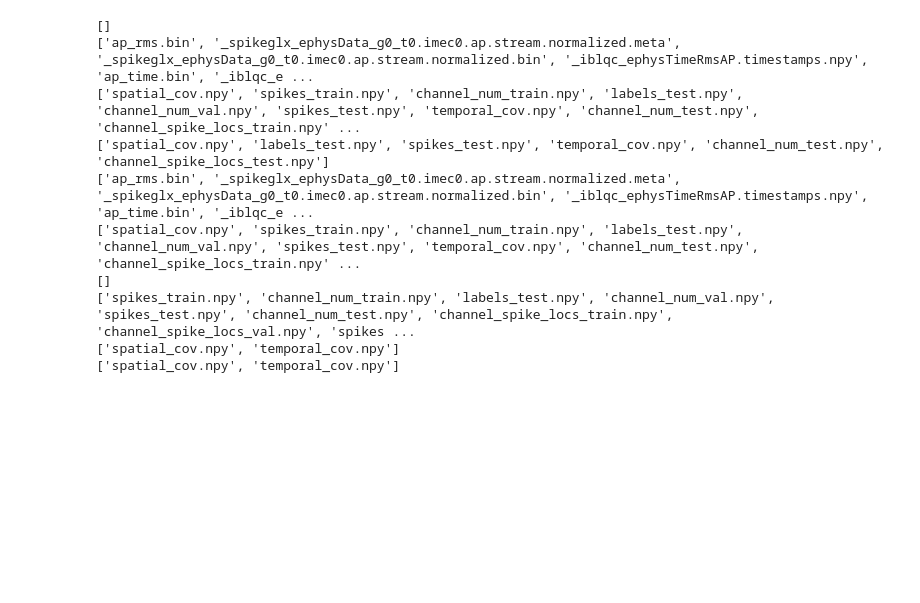
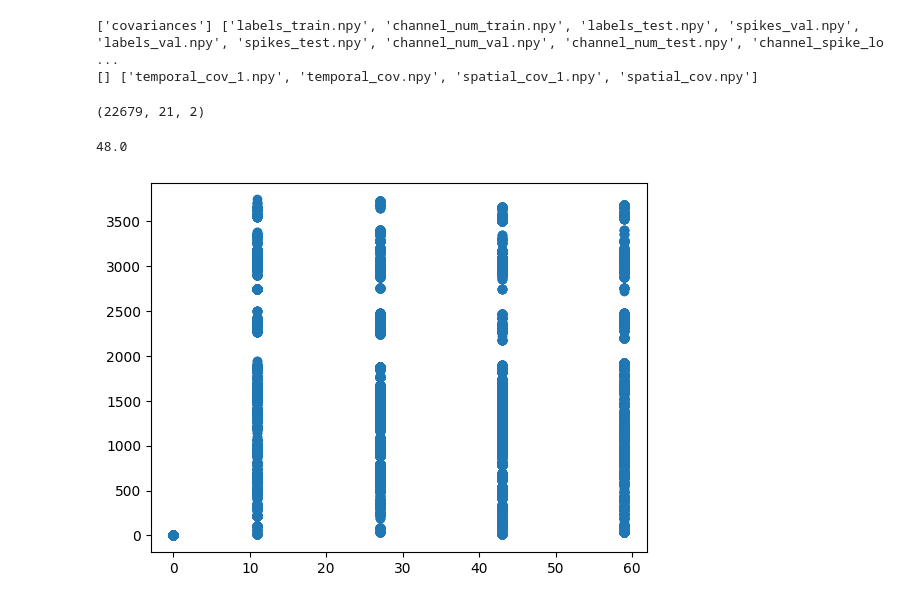
Before and after one commit to N0AHt/waveform_embeddings, a Jupyter notebook: notebooks/dataset_exploration_ceedibl.ipynb, the cells around one changed output. Cells and saved outputs as stored; diff of their text form; code cells hidden in the pictures; blank space fills up the shorter version.

```diff
--- a/notebooks/dataset_exploration_ceedibl.ipynb
+++ b/notebooks/dataset_exploration_ceedibl.ipynb
@@ -1,20 +1,18 @@
 # %%
-path = '/home/noah/data'
+path = '/media/cat/data/noah/IBL_data_CEED/'
+path2 = '/home/noah/code/CEED_new/CEED/notebooks/'
 # %%
 import os
 import numpy as np
 import matplotlib.pyplot as plt
 # %%
 for root, dirs, files in os.walk(path):
-    print(files)
+    if files: #python abuse - empty lists are falsy :)
+        print(dirs, files)
+
+# for root, dirs, files in os.walk(path2):
+#     if files: #python abuse - empty lists are falsy :)
+#         print(files)
 # %% [output]
-[]
-['ap_rms.bin', '_spikeglx_ephysData_g0_t0.imec0.ap.stream.normalized.meta', '_spikeglx_ephysData_g0_t0.imec0.ap.stream.normalized.bin', '_iblqc_ephysTimeRmsAP.timestamps.npy', 'ap_time.bin', '_iblqc_e ...
-['spatial_cov.npy', 'spikes_train.npy', 'channel_num_train.npy', 'labels_test.npy', 'channel_num_val.npy', 'spikes_test.npy', 'temporal_cov.npy', 'channel_num_test.npy', 'channel_spike_locs_train.npy' ...
-['spatial_cov.npy', 'labels_test.npy', 'spikes_test.npy', 'temporal_cov.npy', 'channel_num_test.npy', 'channel_spike_locs_test.npy']
-['ap_rms.bin', '_spikeglx_ephysData_g0_t0.imec0.ap.stream.normalized.meta', '_spikeglx_ephysData_g0_t0.imec0.ap.stream.normalized.bin', '_iblqc_ephysTimeRmsAP.timestamps.npy', 'ap_time.bin', '_iblqc_e ...
-['spatial_cov.npy', 'spikes_train.npy', 'channel_num_train.npy', 'labels_test.npy', 'channel_num_val.npy', 'spikes_test.npy', 'temporal_cov.npy', 'channel_num_test.npy', 'channel_spike_locs_train.npy' ...
-[]
-['spikes_train.npy', 'channel_num_train.npy', 'labels_test.npy', 'channel_num_val.npy', 'spikes_test.npy', 'channel_num_test.npy', 'channel_spike_locs_train.npy', 'channel_spike_locs_val.npy', 'spikes ...
-['spatial_cov.npy', 'temporal_cov.npy']
-['spatial_cov.npy', 'temporal_cov.npy']
+['covariances'] ['labels_train.npy', 'channel_num_train.npy', 'labels_test.npy', 'spikes_val.npy', 'labels_val.npy', 'spikes_test.npy', 'channel_num_val.npy', 'channel_num_test.npy', 'channel_spike_lo ...
+[] ['temporal_cov_1.npy', 'temporal_cov.npy', 'spatial_cov_1.npy', 'spatial_cov.npy']
@@ -20,0 +21,20 @@ for root, dirs, files in os.walk(path):
+# %%
+spike_locs = np.load(path + 'combined/' + 'channel_spike_locs_test.npy')
+geom = np.load(path2 + 'geom_sess2.npy')
+spikes = np.load(path + 'combined/' + 'spikes_test.npy')
+templates = np.load(path2 + 'templates_sess2.npy')
+# %%
+spike_locs.shape #unit, channel, geometric_location
+# %% [output]
+(22679, 21, 2)
+# %%
+spike_locs[0] #x, depth
+
+print(np.max(spike_locs[:2000,0,0]) - np.min(spike_locs[:2000,0,0])) #
+# %% [output]
+48.0
+# %%
+plt.scatter(spike_locs[:,0,0], spike_locs[:,0,1],)
+plt.show()
+# %% [output]
+[figure, added]
```
Also changed, not shown: parts of 12 cells of this notebook.
